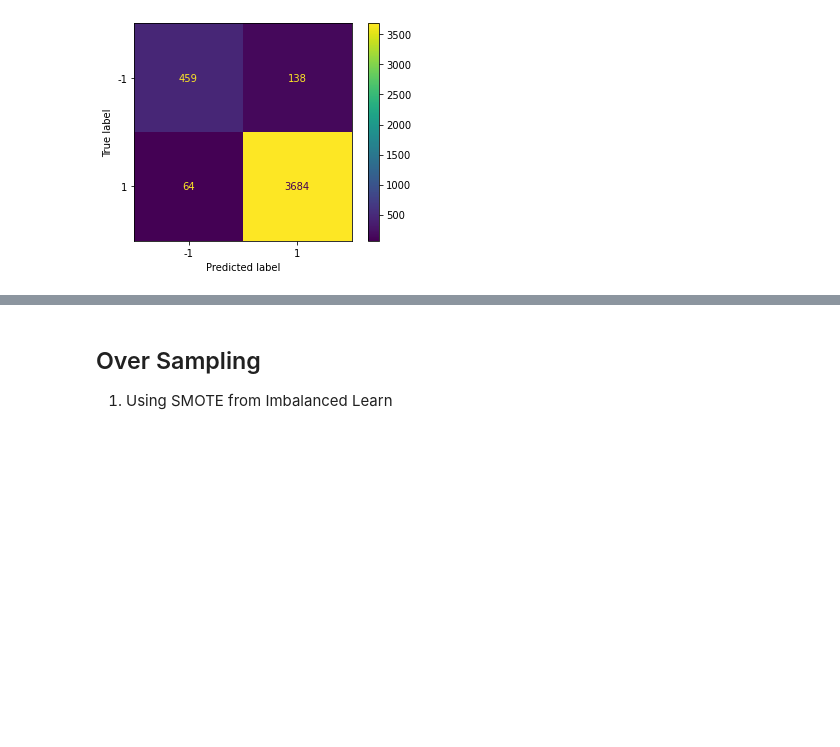
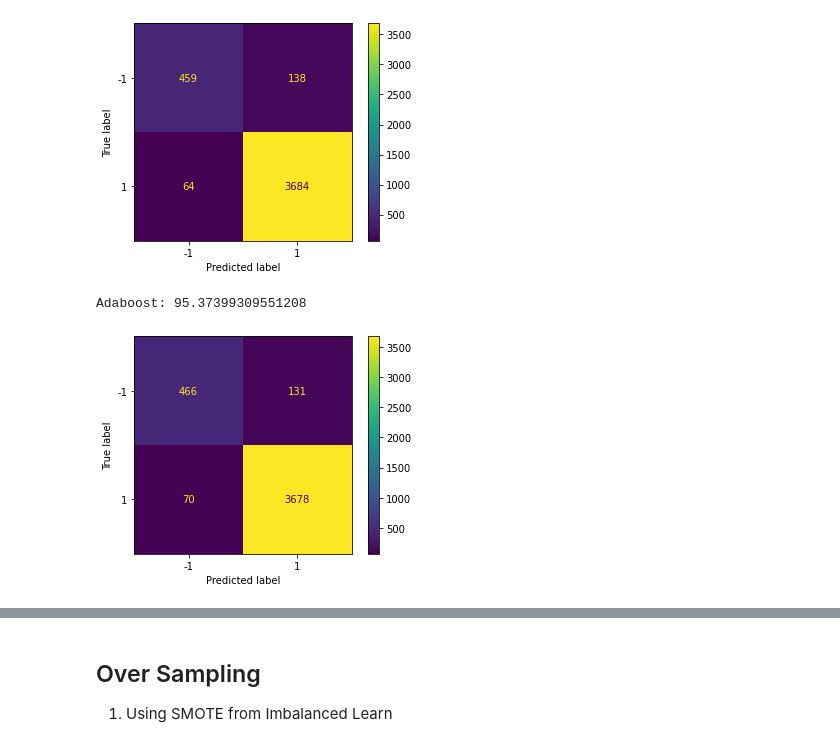
Before and after one commit to HadyKh/Crowd-Sensing-Classification, a Jupyter notebook: Code.ipynb, the cells around one changed output, grey strips where cells are left out. Cells and saved outputs as stored; diff of their text form; code cells hidden in the pictures; blank space fills up the shorter version.

```diff
--- a/Code.ipynb
+++ b/Code.ipynb
@@ -287,3 +287,6 @@ all_accuracies.append(base_accuracies)
 # %%
-# ada_model_new, ada_pred_new, ada_accuracy_new = model_Boosting(100, 1, new_train_x, ytrain, new_test_x, ytest)
+ada_model_new, ada_pred_new, ada_accuracy_new = model_Boosting(100, 1, new_train_x, ytrain, new_test_x, ytest)
+# %% [output]
+Adaboost: 95.37399309551208
+[figure, added]
 # %%
```
Also changed, not shown: parts of 71 cells of this notebook.
